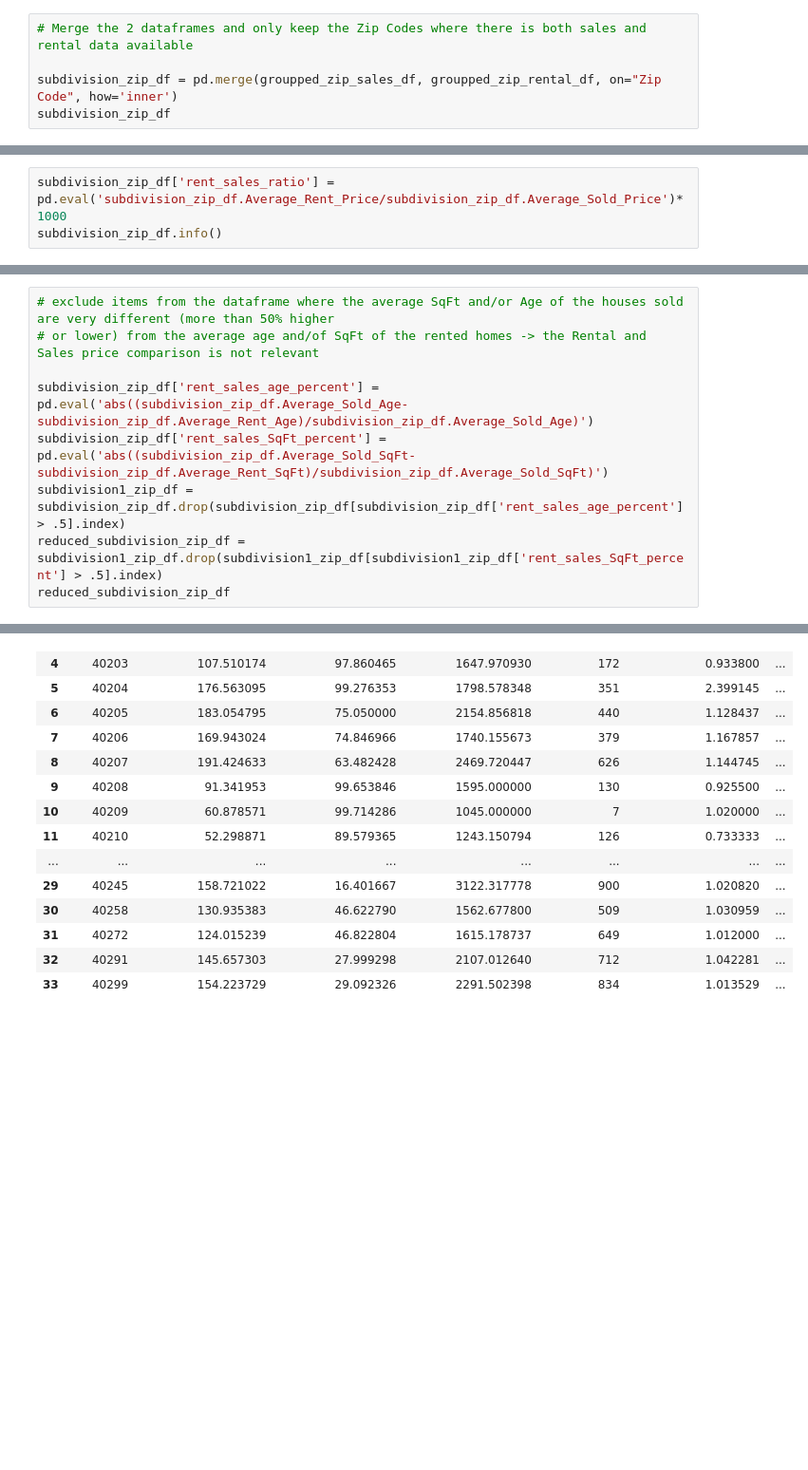
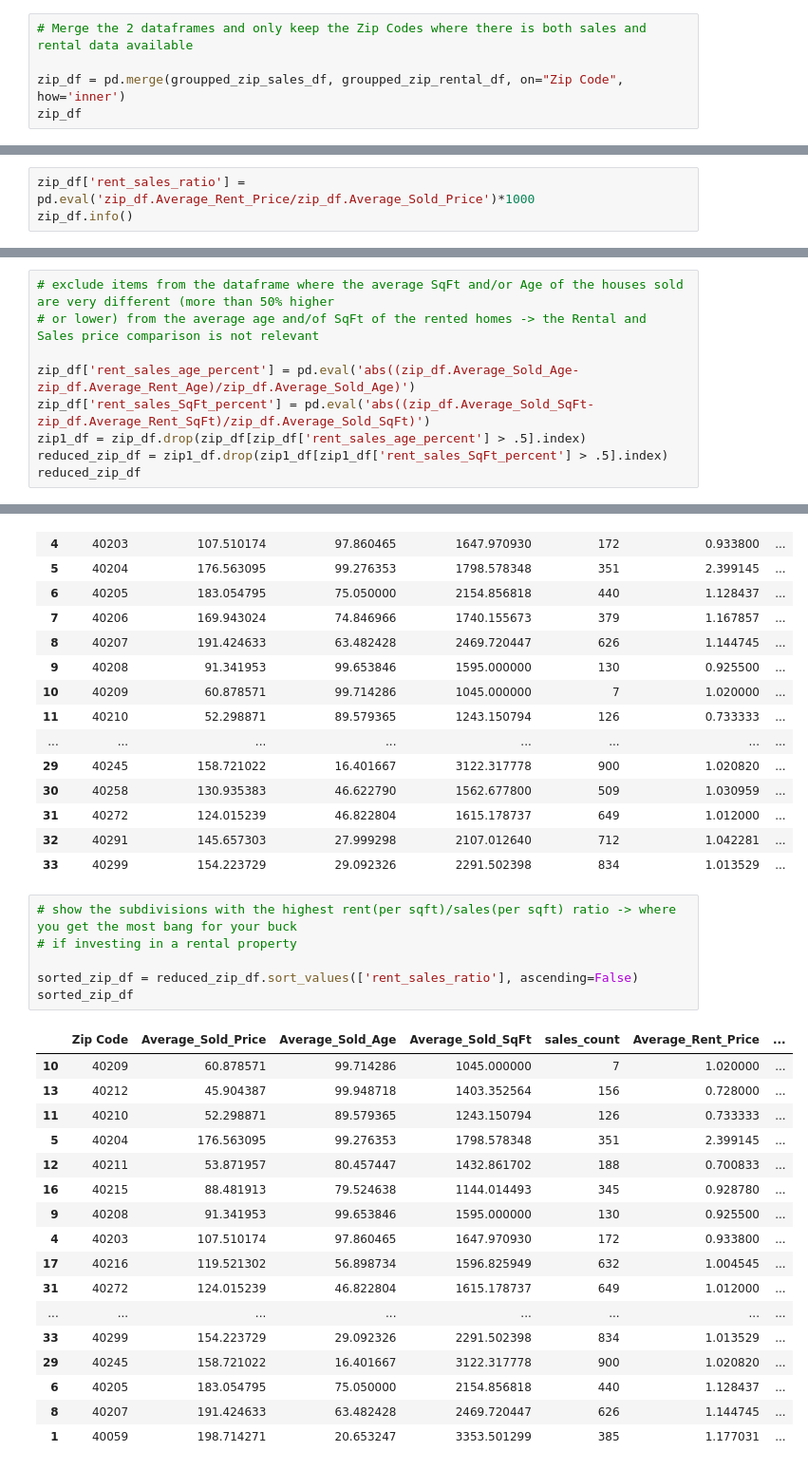
Before and after one commit to Or78Ka/python_project_2021_Orsi_K, a Jupyter notebook: Final python project Orsi K.ipynb, the cells around one changed output, grey strips where cells are left out. Shown: that part at 95% size. Cells and saved outputs as stored; diff of their text form; blank space fills up the shorter version.

```diff
--- a/Final python project Orsi K.ipynb
+++ b/Final python project Orsi K.ipynb
@@ -345,8 +345,8 @@ groupped_zip_rental_df
 # %%
 # Merge the 2 dataframes and only keep the Zip Codes where there is both sales and rental data available
 
-subdivision_zip_df = pd.merge(groupped_zip_sales_df, groupped_zip_rental_df, on="Zip Code", how='inner')
-subdivision_zip_df
+zip_df = pd.merge(groupped_zip_sales_df, groupped_zip_rental_df, on="Zip Code", how='inner')
+zip_df
 # %% [output]
 |  | Zip Code | Average_Sold_Price | Average_Sold_Age | Average_Sold_SqFt | sales_count | Average_Rent_Price | ... |
 | 0 | 40023 | 185.461216 | 12.945946 | 3342.162162 | 74 | 0.900000 | ... |
@@ -366,8 +366,8 @@ subdivision_zip_df
 | 32 | 40291 | 145.657303 | 27.999298 | 2107.012640 | 712 | 1.042281 | ... |
 | 33 | 40299 | 154.223729 | 29.092326 | 2291.502398 | 834 | 1.013529 | ... |
 # %%
-subdivision_zip_df['rent_sales_ratio'] = pd.eval('subdivision_zip_df.Average_Rent_Price/subdivision_zip_df.Average_Sold_Price')*1000
-subdivision_zip_df.info()
+zip_df['rent_sales_ratio'] = pd.eval('zip_df.Average_Rent_Price/zip_df.Average_Sold_Price')*1000
+zip_df.info()
 # %% [output]
 <class 'pandas.core.frame.DataFrame'>
 Int64Index: 34 entries, 0 to 33
@@ -388,11 +388,11 @@ memory usage: 2.9 KB
 # exclude items from the dataframe where the average SqFt and/or Age of the houses sold are very different (more than 50% higher
 # or lower) from the average age and/of SqFt of the rented homes -> the Rental and Sales price comparison is not relevant
 
-subdivision_zip_df['rent_sales_age_percent'] = pd.eval('abs((subdivision_zip_df.Average_Sold_Age-subdivision_zip_df.Average_Rent_Age)/subdivision_zip_df.Average_Sold_Age)')
-subdivision_zip_df['rent_sales_SqFt_percent'] = pd.eval('abs((subdivision_zip_df.Average_Sold_SqFt-subdivision_zip_df.Average_Rent_SqFt)/subdivision_zip_df.Average_Sold_SqFt)')
-subdivision1_zip_df = subdivision_zip_df.drop(subdivision_zip_df[subdivision_zip_df['rent_sales_age_percent'] > .5].index)
-reduced_subdivision_zip_df = subdivision1_zip_df.drop(subdivision1_zip_df[subdivision1_zip_df['rent_sales_SqFt_percent'] > .5].index)
-reduced_subdivision_zip_df
+zip_df['rent_sales_age_percent'] = pd.eval('abs((zip_df.Average_Sold_Age-zip_df.Average_Rent_Age)/zip_df.Average_Sold_Age)')
+zip_df['rent_sales_SqFt_percent'] = pd.eval('abs((zip_df.Average_Sold_SqFt-zip_df.Average_Rent_SqFt)/zip_df.Average_Sold_SqFt)')
+zip1_df = zip_df.drop(zip_df[zip_df['rent_sales_age_percent'] > .5].index)
+reduced_zip_df = zip1_df.drop(zip1_df[zip1_df['rent_sales_SqFt_percent'] > .5].index)
+reduced_zip_df
 # %% [output]
 |  | Zip Code | Average_Sold_Price | Average_Sold_Age | Average_Sold_SqFt | sales_count | Average_Rent_Price | ... |
 | 1 | 40059 | 198.714271 | 20.653247 | 3353.501299 | 385 | 1.177031 | ... |
@@ -411,3 +411,27 @@ reduced_subdivision_zip_df
 | 31 | 40272 | 124.015239 | 46.822804 | 1615.178737 | 649 | 1.012000 | ... |
 | 32 | 40291 | 145.657303 | 27.999298 | 2107.012640 | 712 | 1.042281 | ... |
 | 33 | 40299 | 154.223729 | 29.092326 | 2291.502398 | 834 | 1.013529 | ... |
+# %%
+# show the subdivisions with the highest rent(per sqft)/sales(per sqft) ratio -> where you get the most bang for your buck
+# if investing in a rental property
+
+sorted_zip_df = reduced_zip_df.sort_values(['rent_sales_ratio'], ascending=False)
+sorted_zip_df
+# %% [output]
+|  | Zip Code | Average_Sold_Price | Average_Sold_Age | Average_Sold_SqFt | sales_count | Average_Rent_Price | ... |
+| 10 | 40209 | 60.878571 | 99.714286 | 1045.000000 | 7 | 1.020000 | ... |
+| 13 | 40212 | 45.904387 | 99.948718 | 1403.352564 | 156 | 0.728000 | ... |
+| 11 | 40210 | 52.298871 | 89.579365 | 1243.150794 | 126 | 0.733333 | ... |
+| 5 | 40204 | 176.563095 | 99.276353 | 1798.578348 | 351 | 2.399145 | ... |
+| 12 | 40211 | 53.871957 | 80.457447 | 1432.861702 | 188 | 0.700833 | ... |
+| 16 | 40215 | 88.481913 | 79.524638 | 1144.014493 | 345 | 0.928780 | ... |
+| 9 | 40208 | 91.341953 | 99.653846 | 1595.000000 | 130 | 0.925500 | ... |
+| 4 | 40203 | 107.510174 | 97.860465 | 1647.970930 | 172 | 0.933800 | ... |
+| 17 | 40216 | 119.521302 | 56.898734 | 1596.825949 | 632 | 1.004545 | ... |
+| 31 | 40272 | 124.015239 | 46.822804 | 1615.178737 | 649 | 1.012000 | ... |
+| ... | ... | ... | ... | ... | ... | ... | ... |
+| 33 | 40299 | 154.223729 | 29.092326 | 2291.502398 | 834 | 1.013529 | ... |
+| 29 | 40245 | 158.721022 | 16.401667 | 3122.317778 | 900 | 1.020820 | ... |
+| 6 | 40205 | 183.054795 | 75.050000 | 2154.856818 | 440 | 1.128437 | ... |
+| 8 | 40207 | 191.424633 | 63.482428 | 2469.720447 | 626 | 1.144745 | ... |
+| 1 | 40059 | 198.714271 | 20.653247 | 3353.501299 | 385 | 1.177031 | ... |
```
Also changed, not shown: parts of 8 cells of this notebook.
